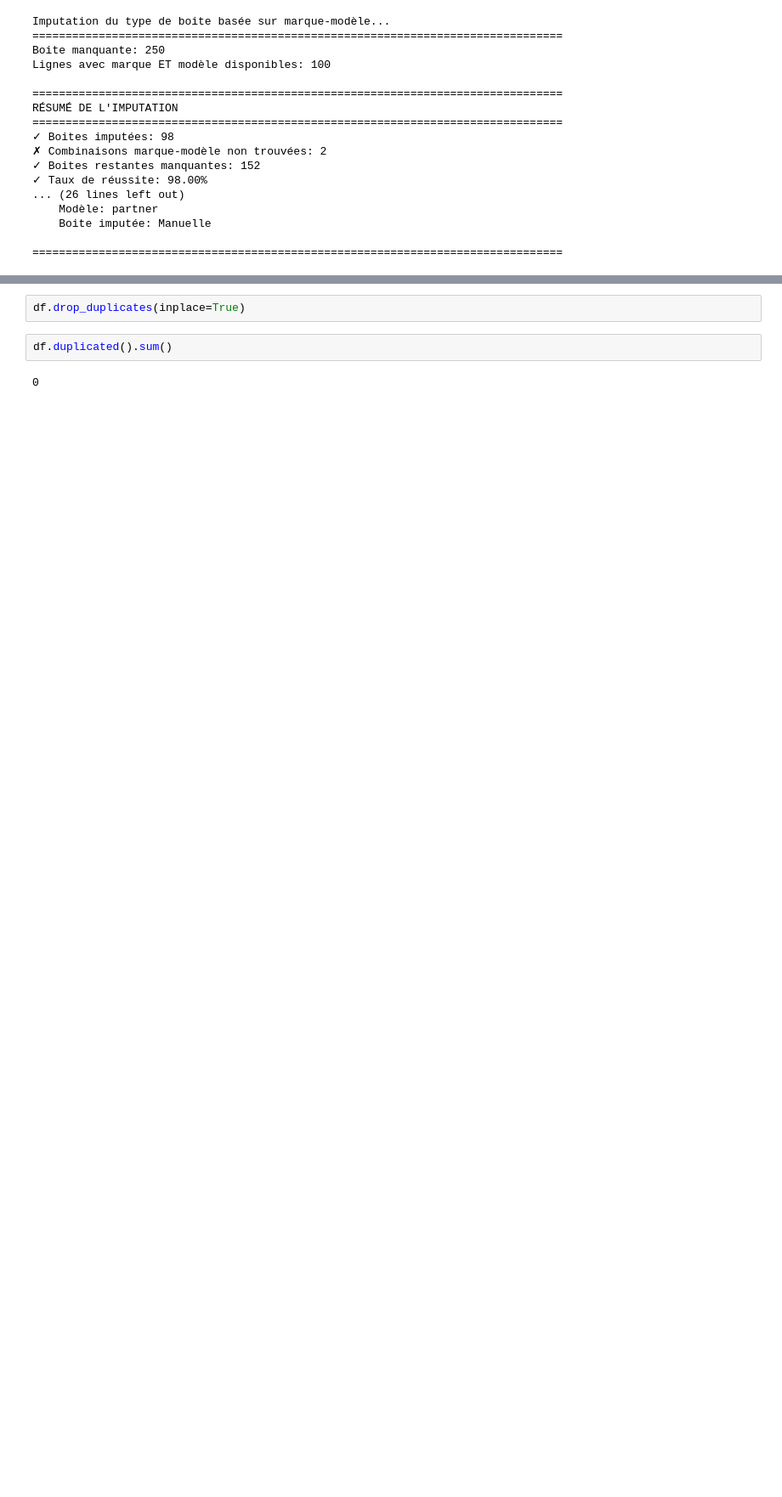
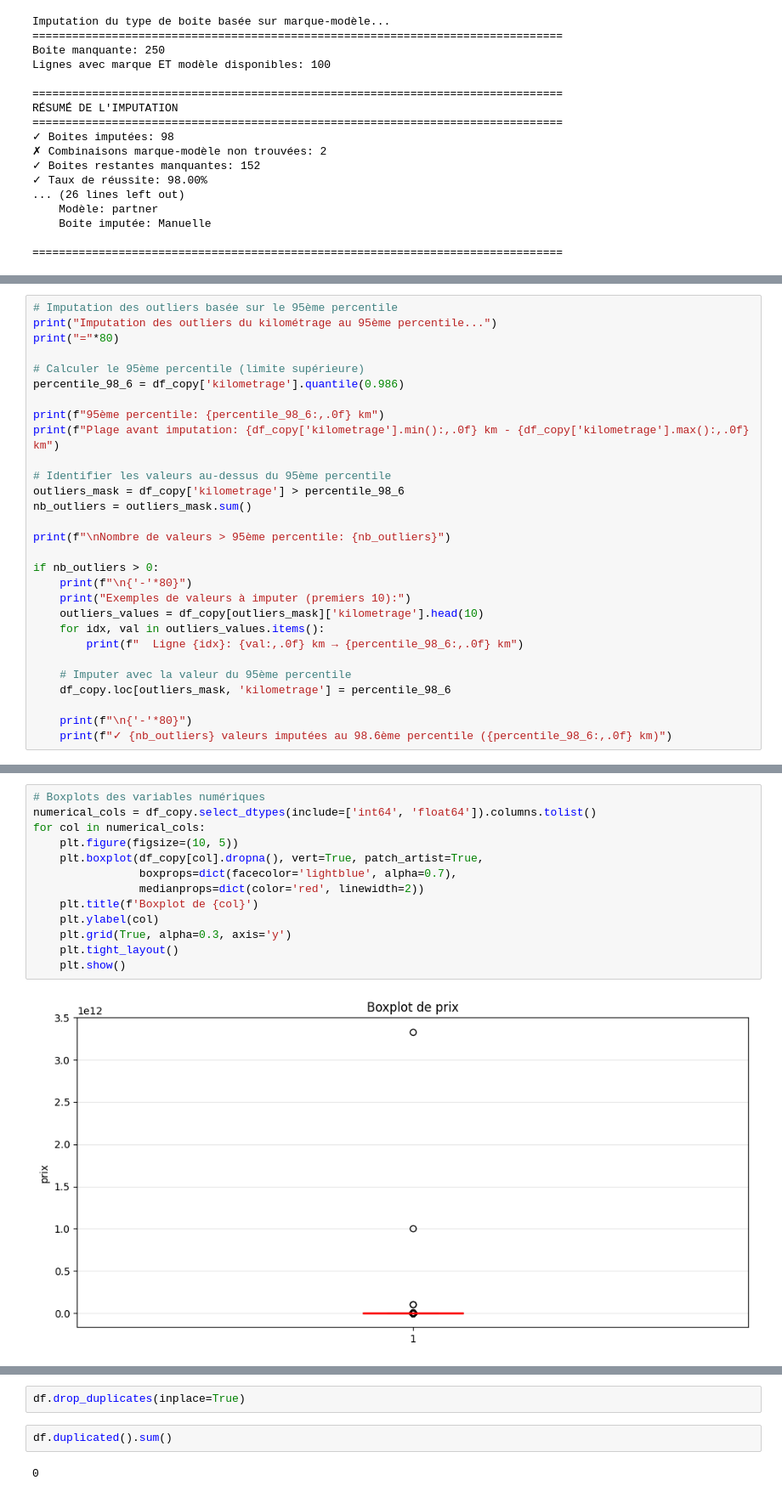
Before and after one commit to edamkhabou/Prediction_prix_voiture-, a Jupyter notebook: PreProcessing.ipynb, the cells around one changed output, grey strips where cells are left out. Shown at 85% size. Cells and saved outputs as stored; diff of their text form; blank space fills up the shorter version.

```diff
--- a/PreProcessing.ipynb
+++ b/PreProcessing.ipynb
@@ -1227,0 +1694,29 @@ RÉSUMÉ DE L'IMPUTATION
+# %%
+# Imputation des outliers basée sur le 95ème percentile
+print("Imputation des outliers du kilométrage au 95ème percentile...")
+print("="*80)
+
+# Calculer le 95ème percentile (limite supérieure)
+percentile_98_6 = df_copy['kilometrage'].quantile(0.986)
+
+print(f"95ème percentile: {percentile_98_6:,.0f} km")
+print(f"Plage avant imputation: {df_copy['kilometrage'].min():,.0f} km - {df_copy['kilometrage'].max():,.0f} km")
+
+# Identifier les valeurs au-dessus du 95ème percentile
+outliers_mask = df_copy['kilometrage'] > percentile_98_6
+nb_outliers = outliers_mask.sum()
+
+print(f"\nNombre de valeurs > 95ème percentile: {nb_outliers}")
+
+if nb_outliers > 0:
+    print(f"\n{'-'*80}")
+    print("Exemples de valeurs à imputer (premiers 10):")
+    outliers_values = df_copy[outliers_mask]['kilometrage'].head(10)
+    for idx, val in outliers_values.items():
+        print(f"  Ligne {idx}: {val:,.0f} km → {percentile_98_6:,.0f} km")
+
+    # Imputer avec la valeur du 95ème percentile
+    df_copy.loc[outliers_mask, 'kilometrage'] = percentile_98_6
+
+    print(f"\n{'-'*80}")
+    print(f"✓ {nb_outliers} valeurs imputées au 98.6ème percentile ({percentile_98_6:,.0f} km)")
@@ -1227,0 +1997,15 @@ RÉSUMÉ DE L'IMPUTATION
+# %%
+# Boxplots des variables numériques
+numerical_cols = df_copy.select_dtypes(include=['int64', 'float64']).columns.tolist()
+for col in numerical_cols:
+    plt.figure(figsize=(10, 5))
+    plt.boxplot(df_copy[col].dropna(), vert=True, patch_artist=True,
+                boxprops=dict(facecolor='lightblue', alpha=0.7),
+                medianprops=dict(color='red', linewidth=2))
+    plt.title(f'Boxplot de {col}')
+    plt.ylabel(col)
+    plt.grid(True, alpha=0.3, axis='y')
+    plt.tight_layout()
+    plt.show()
+# %% [output]
+[figure, added]
```
Also changed, not shown: parts of 23 cells of this notebook, 2 other files.
